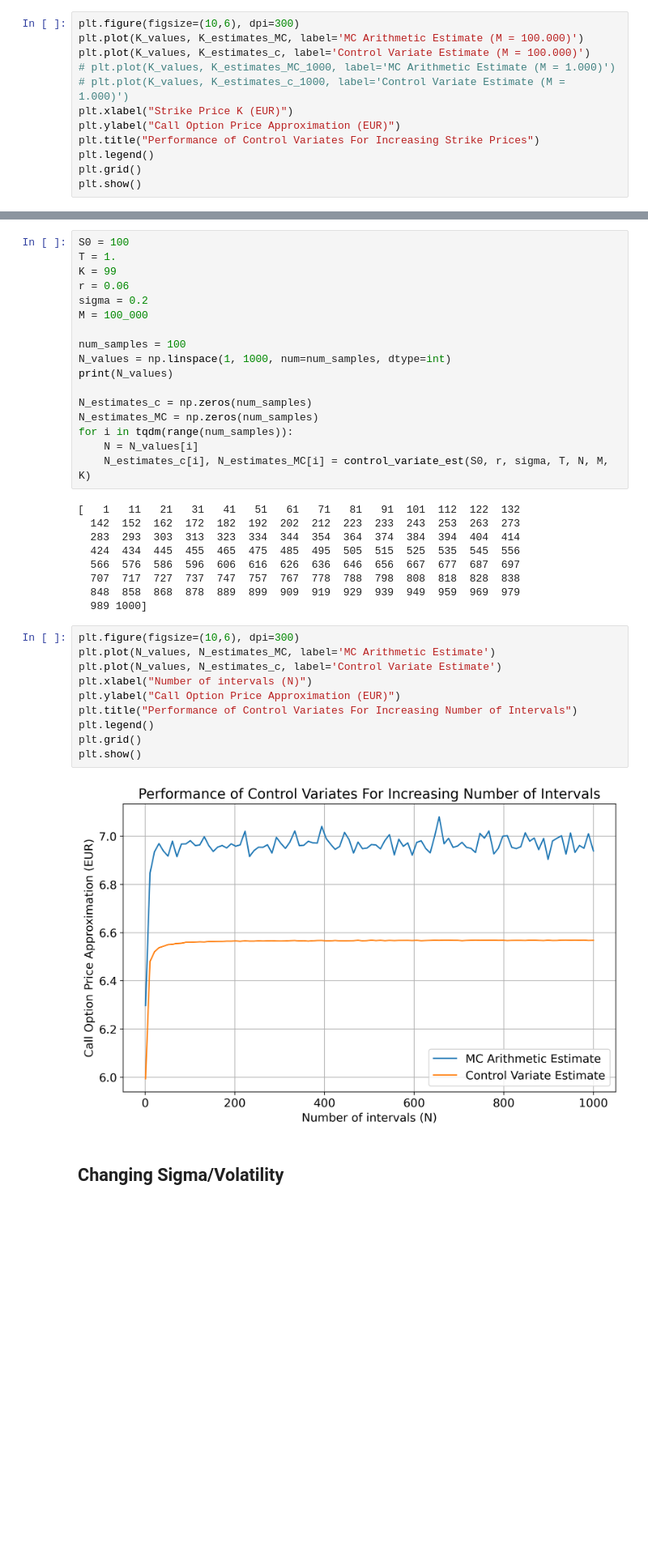
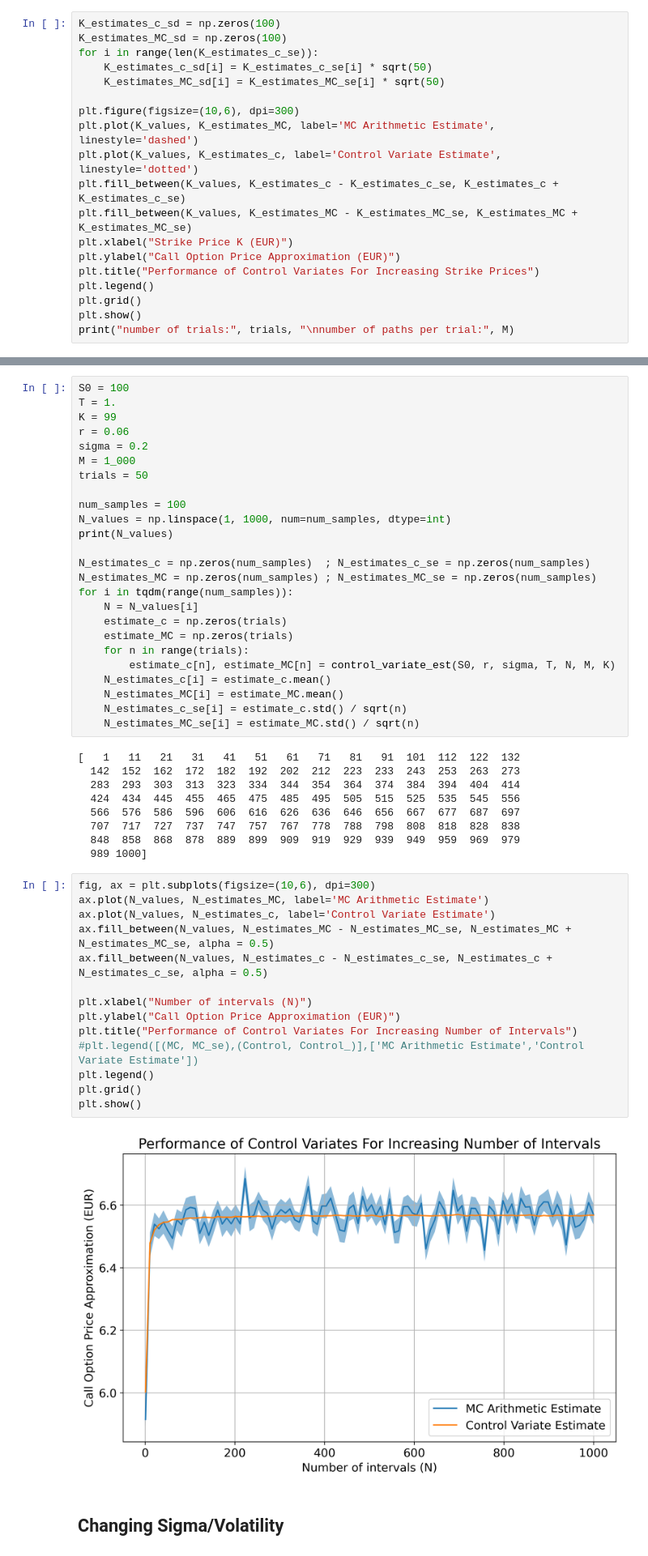
Before and after one commit to ithakis/UvA-Computational-Finance, a Jupyter notebook: Assignment 2.ipynb, the cells around one changed output, grey strips where cells are left out. Shown at 81% size. Cells and saved outputs as stored; diff of their text form; blank space fills up the shorter version.

```diff
--- a/Assignment 2.ipynb
+++ b/Assignment 2.ipynb
@@ -738,13 +751,20 @@ for i in tqdm(range(num_samples)):
 # %%
+K_estimates_c_sd = np.zeros(100)
+K_estimates_MC_sd = np.zeros(100)
+for i in range(len(K_estimates_c_se)):
+    K_estimates_c_sd[i] = K_estimates_c_se[i] * sqrt(50)
+    K_estimates_MC_sd[i] = K_estimates_MC_se[i] * sqrt(50)
+
 plt.figure(figsize=(10,6), dpi=300)
-plt.plot(K_values, K_estimates_MC, label='MC Arithmetic Estimate (M = 100.000)')
-plt.plot(K_values, K_estimates_c, label='Control Variate Estimate (M = 100.000)')
-# plt.plot(K_values, K_estimates_MC_1000, label='MC Arithmetic Estimate (M = 1.000)')
-# plt.plot(K_values, K_estimates_c_1000, label='Control Variate Estimate (M = 1.000)')
+plt.plot(K_values, K_estimates_MC, label='MC Arithmetic Estimate', linestyle='dashed')
+plt.plot(K_values, K_estimates_c, label='Control Variate Estimate', linestyle='dotted')
+plt.fill_between(K_values, K_estimates_c - K_estimates_c_se, K_estimates_c + K_estimates_c_se)
+plt.fill_between(K_values, K_estimates_MC - K_estimates_MC_se, K_estimates_MC + K_estimates_MC_se)
 plt.xlabel("Strike Price K (EUR)")
 plt.ylabel("Call Option Price Approximation (EUR)")
 plt.title("Performance of Control Variates For Increasing Strike Prices")
 plt.legend()
 plt.grid()
 plt.show()
+print("number of trials:", trials, "\nnumber of paths per trial:", M)
 # %% [output]
@@ -757,17 +779,25 @@ T = 1.
 K = 99
 r = 0.06
 sigma = 0.2
-M = 100_000
+M = 1_000
+trials = 50
 
 num_samples = 100
 N_values = np.linspace(1, 1000, num=num_samples, dtype=int)
 print(N_values)
 
-N_estimates_c = np.zeros(num_samples)
-N_estimates_MC = np.zeros(num_samples)
+N_estimates_c = np.zeros(num_samples)  ; N_estimates_c_se = np.zeros(num_samples)
+N_estimates_MC = np.zeros(num_samples) ; N_estimates_MC_se = np.zeros(num_samples)
 for i in tqdm(range(num_samples)):
     N = N_values[i]
-    N_estimates_c[i], N_estimates_MC[i] = control_variate_est(S0, r, sigma, T, N, M, K)
+    estimate_c = np.zeros(trials)
+    estimate_MC = np.zeros(trials)
+    for n in range(trials):
+        estimate_c[n], estimate_MC[n] = control_variate_est(S0, r, sigma, T, N, M, K)
+    N_estimates_c[i] = estimate_c.mean()
+    N_estimates_MC[i] = estimate_MC.mean()
+    N_estimates_c_se[i] = estimate_c.std() / sqrt(n)
+    N_estimates_MC_se[i] = estimate_MC.std() / sqrt(n)
 # %% [output]
 [   1   11   21   31   41   51   61   71   81   91  101  112  122  132
   142  152  162  172  182  192  202  212  223  233  243  253  263  273
@@ -778,17 +808,21 @@ for i in tqdm(range(num_samples)):
   848  858  868  878  889  899  909  919  929  939  949  959  969  979
   989 1000]
 # %%
-plt.figure(figsize=(10,6), dpi=300)
-plt.plot(N_values, N_estimates_MC, label='MC Arithmetic Estimate')
-plt.plot(N_values, N_estimates_c, label='Control Variate Estimate')
+fig, ax = plt.subplots(figsize=(10,6), dpi=300)
+ax.plot(N_values, N_estimates_MC, label='MC Arithmetic Estimate')
+ax.plot(N_values, N_estimates_c, label='Control Variate Estimate')
+ax.fill_between(N_values, N_estimates_MC - N_estimates_MC_se, N_estimates_MC + N_estimates_MC_se, alpha = 0.5)
+ax.fill_between(N_values, N_estimates_c - N_estimates_c_se, N_estimates_c + N_estimates_c_se, alpha = 0.5)
+
 plt.xlabel("Number of intervals (N)")
 plt.ylabel("Call Option Price Approximation (EUR)")
 plt.title("Performance of Control Variates For Increasing Number of Intervals")
+#plt.legend([(MC, MC_se),(Control, Control_)],['MC Arithmetic Estimate','Control Variate Estimate'])
 plt.legend()
 plt.grid()
 plt.show()
 # %% [output]
-[figure, old version]
+[figure, new version]
 # %% [markdown]
 ## Changing Sigma/Volatility
 # %%
```
Also changed, not shown: parts of 15 cells of this notebook.
